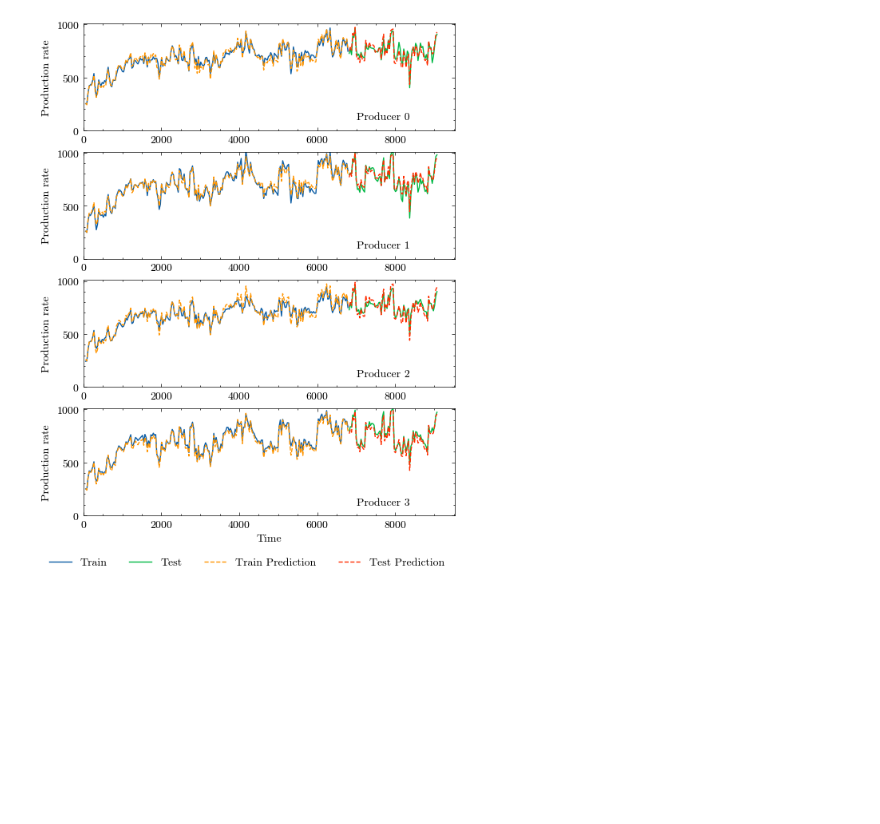
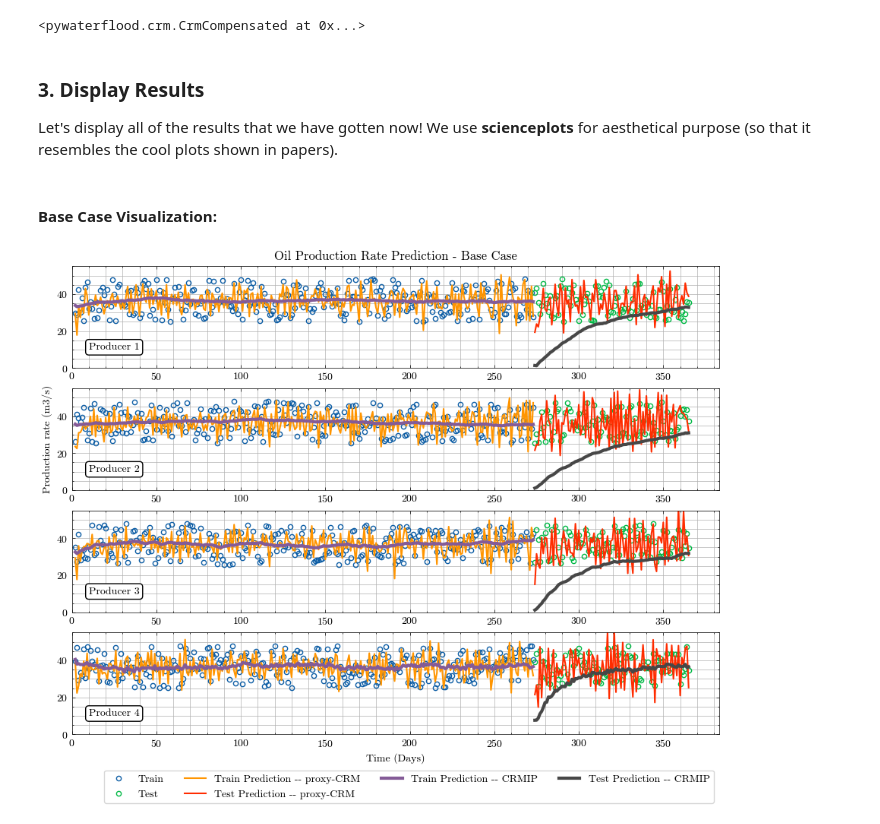
Before and after one commit to leleony/proxy-crm, a Jupyter notebook: main/exampleCase.ipynb, the cells around one changed output. Drawn from its saved outputs; the diff is of its cells as text; code cells hidden in the pictures; blank space fills up the shorter version.

```diff
--- a/main/exampleCase.ipynb
+++ b/main/exampleCase.ipynb
@@ -76,0 +88,2 @@ q_hat_sh_train = shut_in_test.predict()
+# %%
+base_pcrm.fit(oil_prod_train, inj_train, press_train, time_train[:,0], ftol=1e-3)
@@ -76,0 +109,3 @@ q_hat_sh_train = shut_in_test.predict()
+# %%
+q_hat_train = base_pcrm.predict()
+q_hat_test = base_pcrm.predict(inj = inj_test, time = time_test[:,0], prod=oil_prod_test, press=press_test)
@@ -76,0 +188,3 @@ q_hat_sh_train = shut_in_test.predict()
+# %%
+crm = CrmCompensated(tau_selection='per-pair', constraints='up-to one')
+crm.fit(oil_prod_train, press_train, inj_train, time_train[:,0], num_cores=4)
@@ -76,0 +193,3 @@ q_hat_sh_train = shut_in_test.predict()
+# %%
+q_hat_crmip = crm.predict()
+q_hat_crmip_test = crm.predict(injection = inj_test, time = time_test[:,0], production=oil_prod_test)
@@ -76,0 +208,5 @@ q_hat_sh_train = shut_in_test.predict()
+# %%
+crm_sh2 = CrmCompensated(tau_selection='per-pair', constraints='up-to one')
+crm_sh2.fit(oil_prod_shut_in2_train, press_shut_in2_train, inj_shut_in2_train, time_train[:,0],num_cores=4)
+# %% [output]
+<pywaterflood.crm.CrmCompensated at 0x...>
@@ -77,16 +216,29 @@ q_hat_sh_train = shut_in_test.predict()
+# %% [markdown]
+<h3><b>3. Display Results</b></h3>
+<p>Let's display all of the results that we have gotten now! We use <b>scienceplots</b> for aesthetical purpose (so that it resembles the cool plots shown in papers).</p>
 # %%
 import scienceplots
 plt.style.use(['science', 'no-latex'])
+# %% [markdown]
+<h4><b>Base Case Visualization:</b></h4>
 # %%
-fig, axes = plt.subplots(len(prod.columns), figsize=(6, 8), sharey=True)
+fig, axes = plt.subplots(len(prod.columns), figsize=(11, 8), sharey=True)
 for i, p in enumerate(prod):
-    axes[i].plot(time_train, prod_train[:,p], label=f"Train")
-    axes[i].plot(time_test, prod_test[:,p], label=f"Test")
-    axes[i].plot(time_train, q_hat_train[:,p], ls="--", label=f"Train Prediction")
-    axes[i].plot(time_test, q_hat_test[:,p], ls="--", label=f"Test Prediction")
-    axes[i].set(xlim=(0, None), ylim=(0, None), ylabel="Production rate")
-    axes[i].annotate(f"Producer {p}", xy=(7000, 100))
-axes[i].set(xlabel="Time")
-legend = axes[i].legend(bbox_to_anchor =(1, -0.3), ncol=4)
+    axes[i].plot(time_train, oil_prod_train[:,p], label=f"Train", marker="o", markerfacecolor='None', markersize=4.5, ls='None')
+    axes[i].plot(time_test, oil_prod_test[:,p], label=f"Test", marker="o", markerfacecolor='None', markersize=4.5, ls='None')
+
+    axes[i].plot(time_train, q_hat_train[:,p], label=f"Train Prediction -- proxy-CRM", lw=1.5)
+    axes[i].plot(time_test, q_hat_test[:,p], label=f"Test Prediction -- proxy-CRM", lw=1.5)
+
+    axes[i].plot(time_train, q_hat_crmip[:,p], label=f"Train Prediction -- CRMIP", lw=3)
+    axes[i].plot(time_test, q_hat_crmip_test[:,p], label=f"Test Prediction -- CRMIP", lw=3)
+
+    axes[i].set(xlim=(0, None), ylim=(0, None))
+    axes[i].annotate(f"Producer {p+1}", xy=(10, 10), bbox=dict(boxstyle='round,pad=0.3', edgecolor='black', facecolor='white'))
+    axes[i].grid(visible=True, which='both')
+axes[i].set(xlabel="Time (Days)")
+axes[1].set(ylabel="Production rate (m3/s)")
+axes[0].set(title='Oil Production Rate Prediction - Base Case')
+legend = axes[i].legend(bbox_to_anchor =(1, -0.3), ncol=4, frameon=True)
 # %% [output]
-[figure, old version]
+[figure, new version]
```
Also changed, not shown: parts of 64 cells of this notebook, 41 other files.
